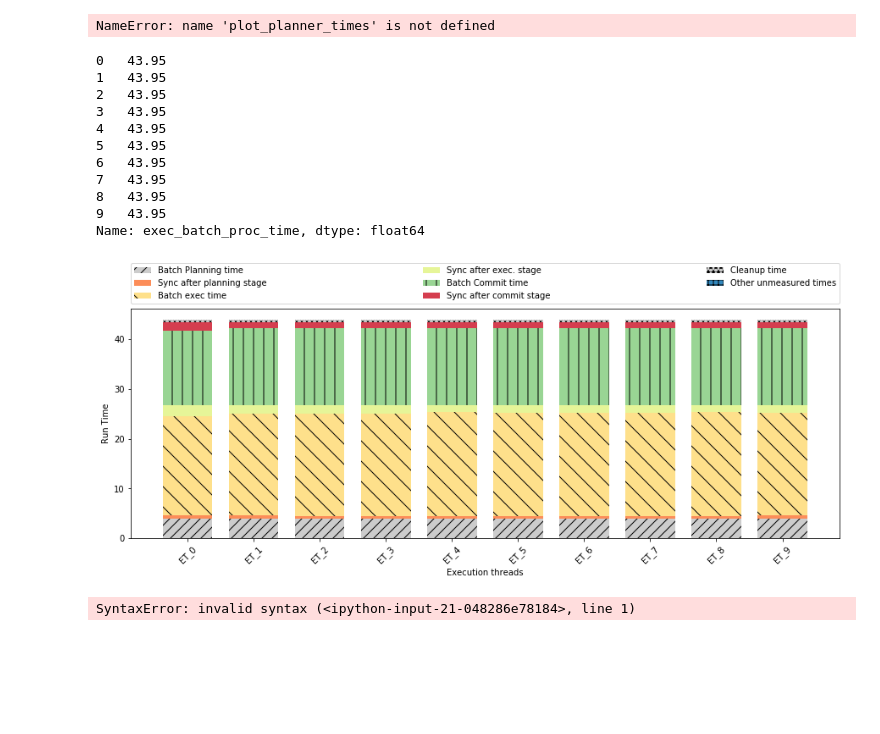
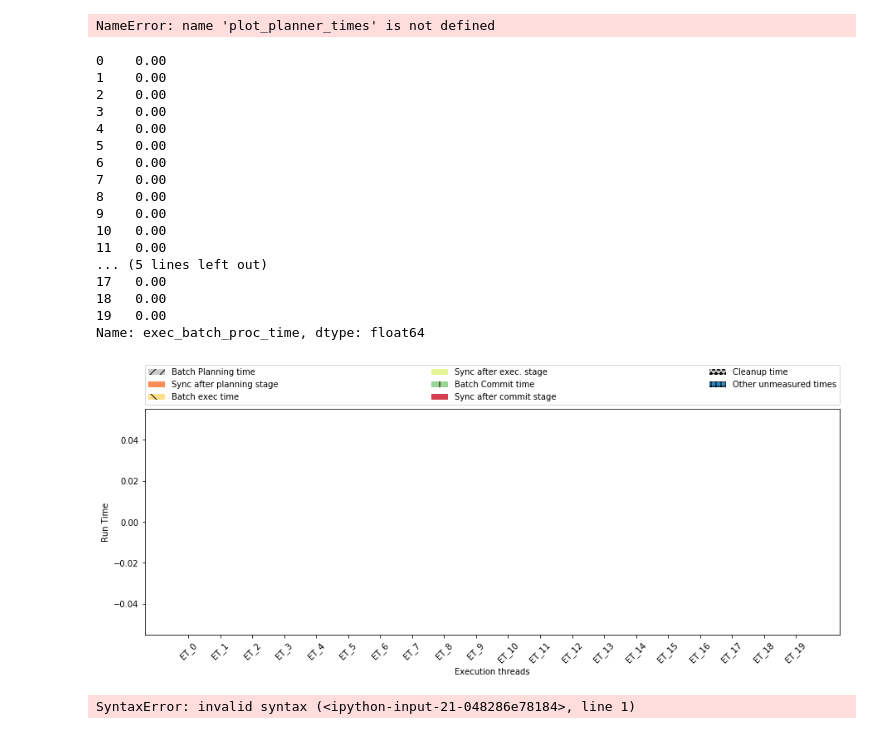
Before and after one commit to qadahtm/deneva, a Jupyter notebook: pynb/QueCC.ipynb, the cells around one changed output. Saved outputs shown, nothing was run; the diff lists cells and outputs as text; code cells hidden in the pictures; blank space fills up the shorter version.

```diff
--- a/pynb/QueCC.ipynb
+++ b/pynb/QueCC.ipynb
@@ -2271,28 +2299,35 @@ NameError: name 'plot_planner_times' is not defined
 # %%
 directory = '/Users/qadahtm/Dev/halstead/deneva_project/deneva/exp_results'
 # df = pd.DataFrame(view_exec_from_file(directory+"/QUECC_s_t0_7.txt"))
-datafile = directory+'/test_mem_copy.txt'
+# datafile = directory+'/test_mem_copy.txt'
+datafile = directory+'/test_quecc.txt'
 df = pd.DataFrame(view_exec_from_file(datafile))
 # plot_exec_times(df)
 # plot_exec_times_single_stage(df)
 plot_exec_times_hl_unpip(df)
 # plot_exec_times_hl_pip(df)
 df
 
 df['exec_batch_proc_time']
 # %% [output]
-0   43.95
-1   43.95
-2   43.95
-3   43.95
-4   43.95
-5   43.95
-6   43.95
-7   43.95
-8   43.95
-9   43.95
+0    0.00
+1    0.00
+2    0.00
+3    0.00
+4    0.00
+5    0.00
+6    0.00
+7    0.00
+8    0.00
+9    0.00
+10   0.00
+11   0.00
+... (5 lines left out)
+17   0.00
+18   0.00
+19   0.00
 Name: exec_batch_proc_time, dtype: float64
-[figure, old version]
+[figure, new version]
 # %%
 # %% [output]
 SyntaxError: invalid syntax (<ipython-input-21-048286e78184>, line 1)
```
Also changed, not shown: parts of 9 cells of this notebook, 17 other files.
